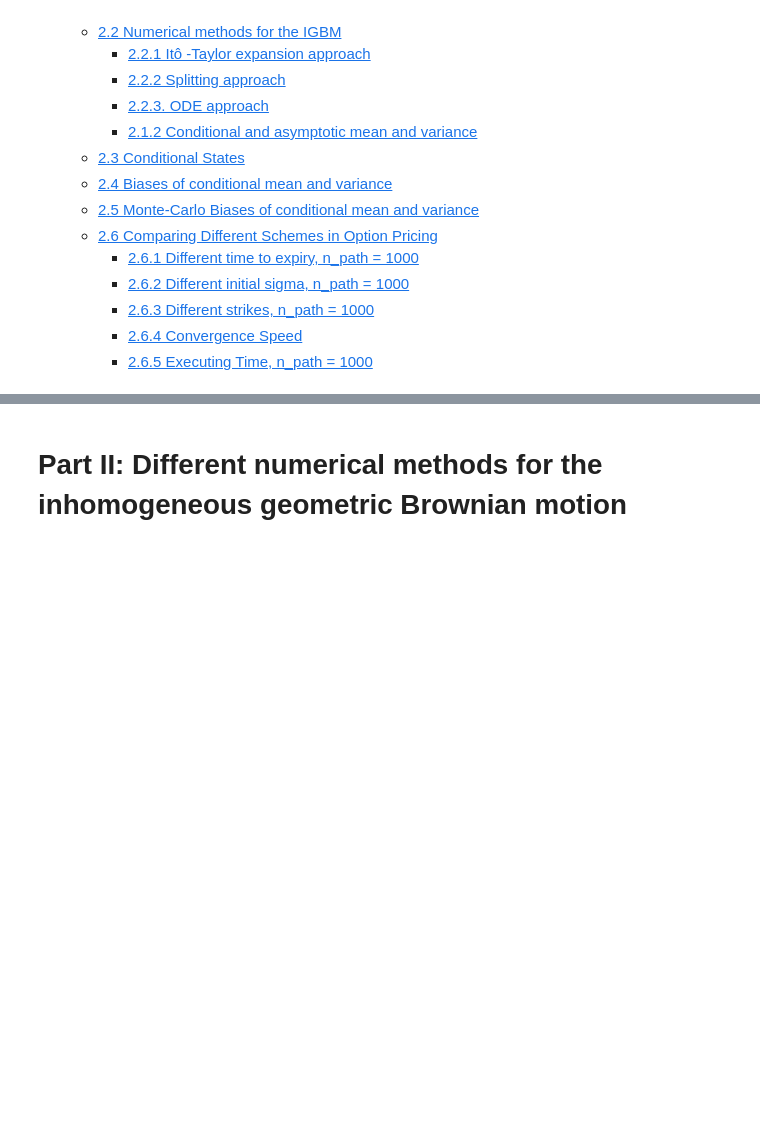
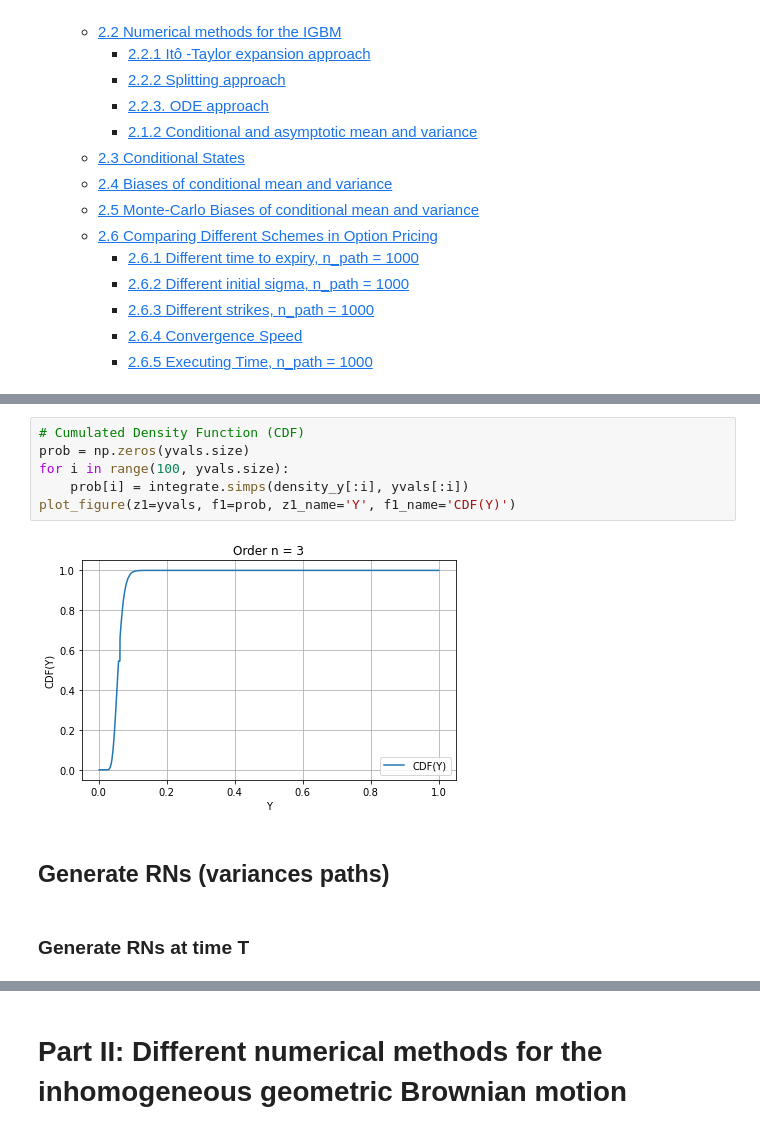
Before and after one commit to Harveydentsun/ASP_Project, a Jupyter notebook: Garch-diffusion model.ipynb, the cells around one changed output, grey strips where cells are left out. Saved outputs shown, nothing was run; the diff lists cells and outputs as text; blank space fills up the shorter version.

```diff
--- a/Garch-diffusion model.ipynb
+++ b/Garch-diffusion model.ipynb
@@ -35,0 +235,12 @@ import pyfeng.ex as pfex
+# %%
+# Cumulated Density Function (CDF)
+prob = np.zeros(yvals.size)
+for i in range(100, yvals.size):
+    prob[i] = integrate.simps(density_y[:i], yvals[:i])
+plot_figure(z1=yvals, f1=prob, z1_name='Y', f1_name='CDF(Y)')
+# %% [output]
+[figure, added]
+# %% [markdown]
+## Generate RNs (variances paths)
+# %% [markdown]
+### Generate RNs at time T
```
Also changed, not shown: parts of 30 cells of this notebook, 1 other file.
